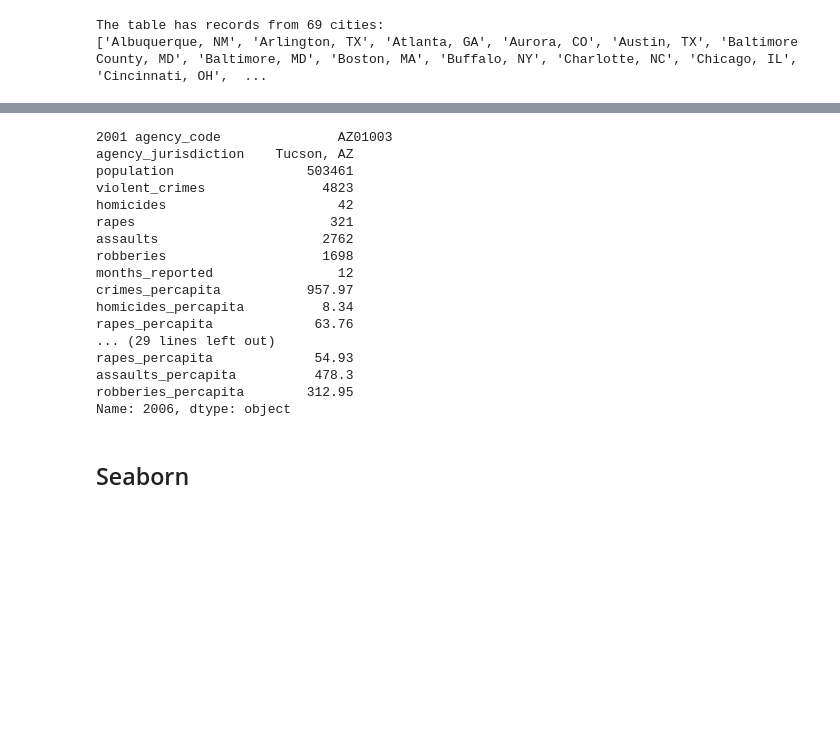
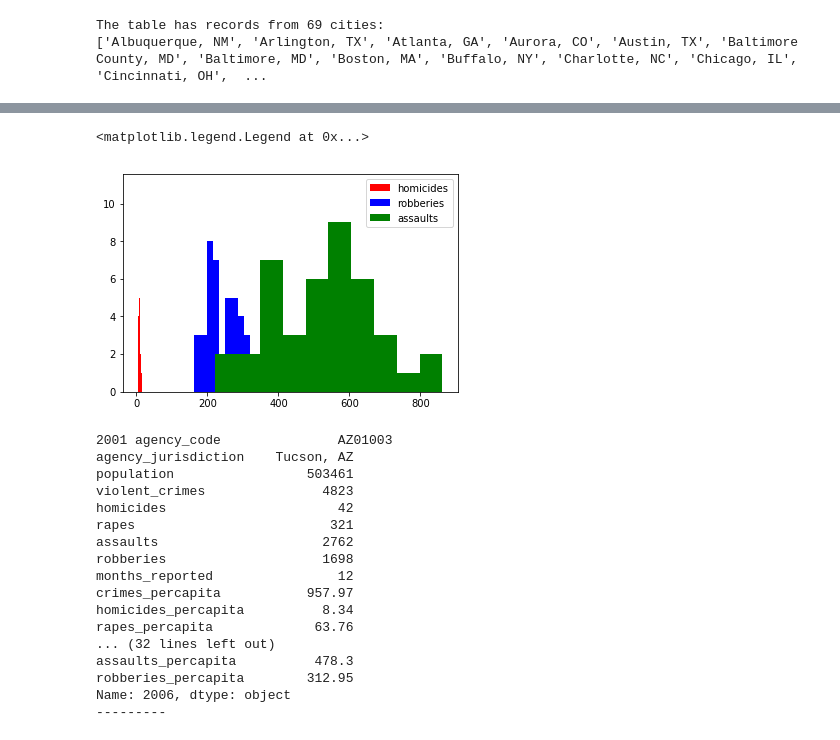
Before and after one commit to violafanfani/bootcamp2018, a Jupyter notebook: intro_to_python/intro_to_scientific_programming.ipynb, the cells around one changed output, grey strips where cells are left out. Drawn from its saved outputs; the diff is of its cells as text; code cells hidden in the pictures; blank space fills up the shorter version.

```diff
--- a/intro_to_python/intro_to_scientific_programming.ipynb
+++ b/intro_to_python/intro_to_scientific_programming.ipynb
@@ -545,13 +548,24 @@ Tucson has had an average population of 442159 inhabitans
 | 2685 | 2013 | AZ01003 | Tucson, AZ | 525486.0 | 3368.0 | 47.0 | 216.0 | ... |
 | 2754 | 2014 | AZ01003 | Tucson, AZ | 527328.0 | 3443.0 | 35.0 | 399.0 | ... |
 | 2823 | 2015 | AZ01003 | Tucson, AZ | 529675.0 | 3472.0 | 31.0 | 422.0 | ... |
+# %%
+plt.figure()
+plt.hist(crime_table[crime_table["agency_jurisdiction"]=="Tucson, AZ"]["homicides_percapita"].dropna().values , color="r", label="homicides")
+plt.hist(crime_table[crime_table["agency_jurisdiction"]=="Tucson, AZ"]["robberies_percapita"].dropna().values , color="b", label="robberies")
+plt.hist(crime_table[crime_table["agency_jurisdiction"]=="Tucson, AZ"]["assaults_percapita"].dropna().values , color="g", label="assaults")
+
+plt.legend()
+# %% [output]
+<matplotlib.legend.Legend at 0x...>
+[figure, added]
 # %%
 # In which years there have been more than 1600 robberies?
 
-#tucson=tucson.set_index(["report_year"],drop=True)
+tucson=tucson.set_index(["report_year"],drop=True)
 for index, row in tucson.iterrows():
     if row["robberies"]>1600:
         print(index,row)
+        print("---------")
 # %% [output]
 2001 agency_code               AZ01003
 agency_jurisdiction    Tucson, AZ
@@ -565,10 +579,8 @@ months_reported                12
 crimes_percapita           957.97
 homicides_percapita          8.34
 rapes_percapita             63.76
-... (29 lines left out)
-rapes_percapita             54.93
+... (32 lines left out)
 assaults_percapita          478.3
 robberies_percapita        312.95
 Name: 2006, dtype: object
+---------
-# %% [markdown]
-## Seaborn
```
Also changed, not shown: parts of 23 cells of this notebook.
